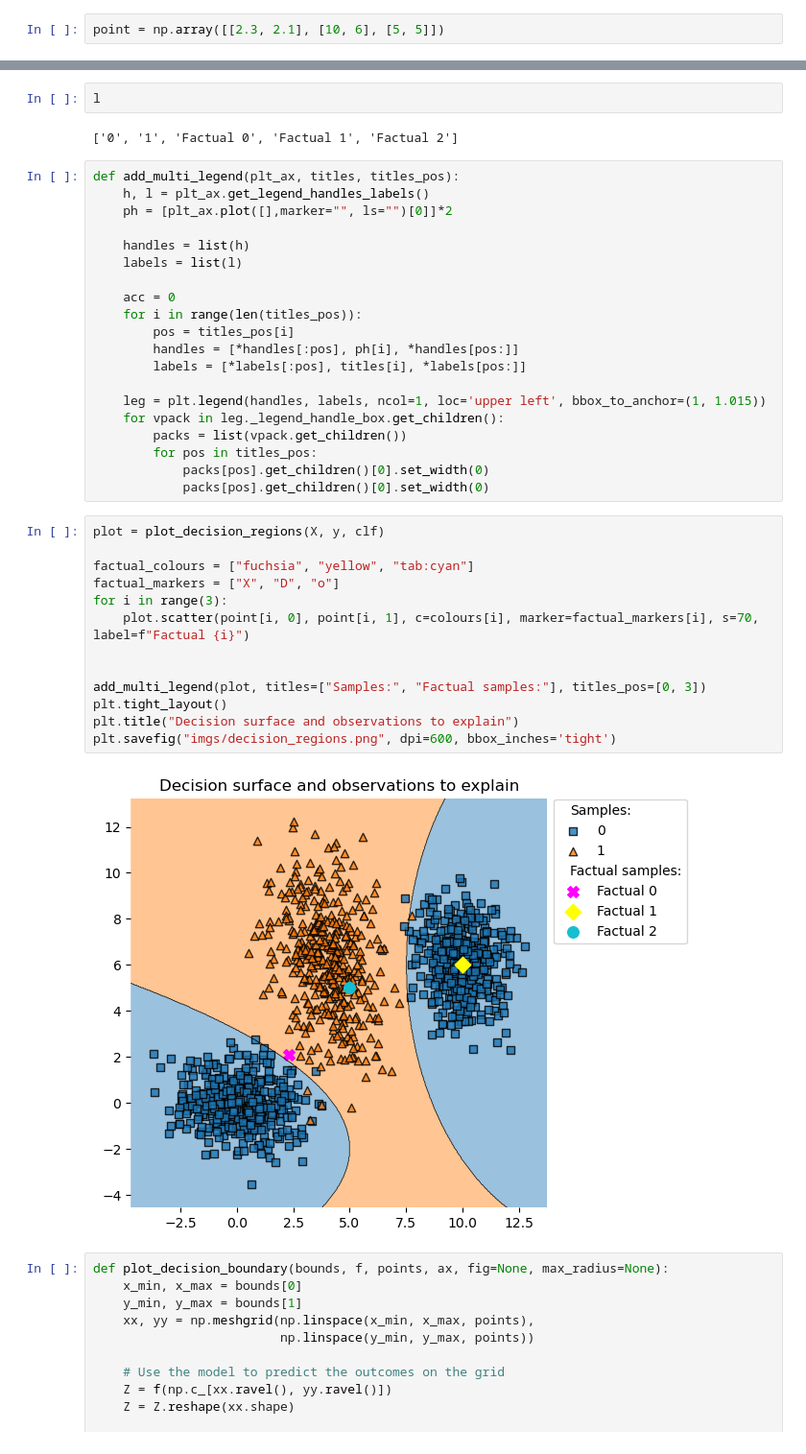
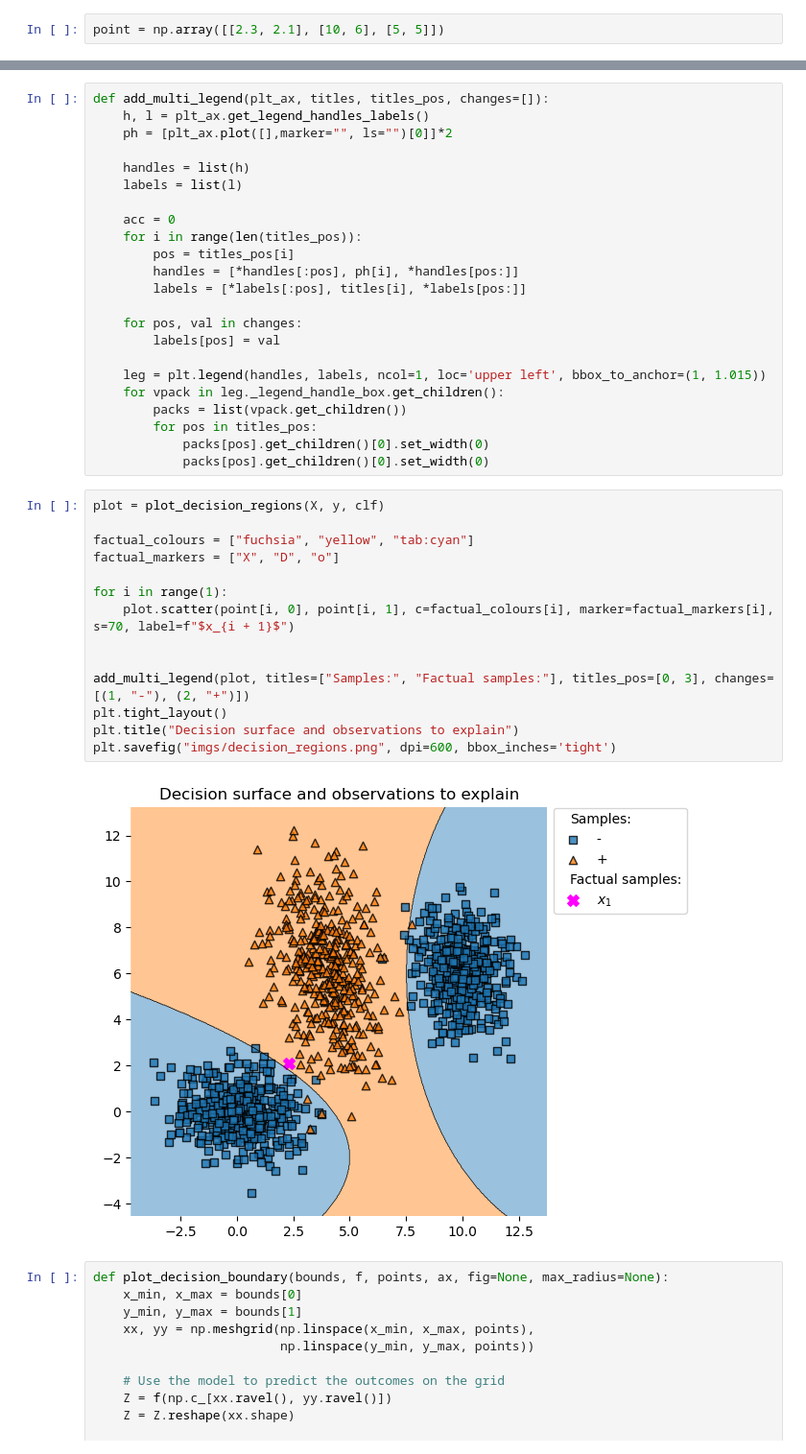
Before and after one commit to rrunix/phd_snippets, a Jupyter notebook: chapter_03.ipynb, the cells around one changed output, grey strips where cells are left out. Shown: that part at 96% size. Saved outputs shown, nothing was run; the diff lists cells and outputs as text.

```diff
--- a/chapter_03.ipynb
+++ b/chapter_03.ipynb
@@ -90,9 +95,5 @@ h
-# %%
-l
-# %% [output]
-['0', '1', 'Factual 0', 'Factual 1', 'Factual 2']
 # %%
-def add_multi_legend(plt_ax, titles, titles_pos):
+def add_multi_legend(plt_ax, titles, titles_pos, changes=[]):
     h, l = plt_ax.get_legend_handles_labels()
     ph = [plt_ax.plot([],marker="", ls="")[0]]*2
 
@@ -105,6 +106,9 @@ def add_multi_legend(plt_ax, titles, titles_pos):
         handles = [*handles[:pos], ph[i], *handles[pos:]]
         labels = [*labels[:pos], titles[i], *labels[pos:]]
 
+    for pos, val in changes:
+        labels[pos] = val
+
     leg = plt.legend(handles, labels, ncol=1, loc='upper left', bbox_to_anchor=(1, 1.015))
     for vpack in leg._legend_handle_box.get_children():
         packs = list(vpack.get_children())
@@ -114,18 +118,19 @@ def add_multi_legend(plt_ax, titles, titles_pos):
 # %%
 plot = plot_decision_regions(X, y, clf)
 
 factual_colours = ["fuchsia", "yellow", "tab:cyan"]
 factual_markers = ["X", "D", "o"]
-for i in range(3):
-    plot.scatter(point[i, 0], point[i, 1], c=colours[i], marker=factual_markers[i], s=70, label=f"Factual {i}")
+
+for i in range(1):
+    plot.scatter(point[i, 0], point[i, 1], c=factual_colours[i], marker=factual_markers[i], s=70, label=f"$x_{i + 1}$")
 
 
-add_multi_legend(plot, titles=["Samples:", "Factual samples:"], titles_pos=[0, 3])
+add_multi_legend(plot, titles=["Samples:", "Factual samples:"], titles_pos=[0, 3], changes=[(1, "-"), (2, "+")])
 plt.tight_layout()
 plt.title("Decision surface and observations to explain")
 plt.savefig("imgs/decision_regions.png", dpi=600, bbox_inches='tight')
 # %% [output]
-[figure, old version]
+[figure, new version]
 # %%
 def plot_decision_boundary(bounds, f, points, ax, fig=None, max_radius=None):
     x_min, x_max = bounds[0]
```
Also changed, not shown: parts of 10 cells of this notebook, 7 other files.
